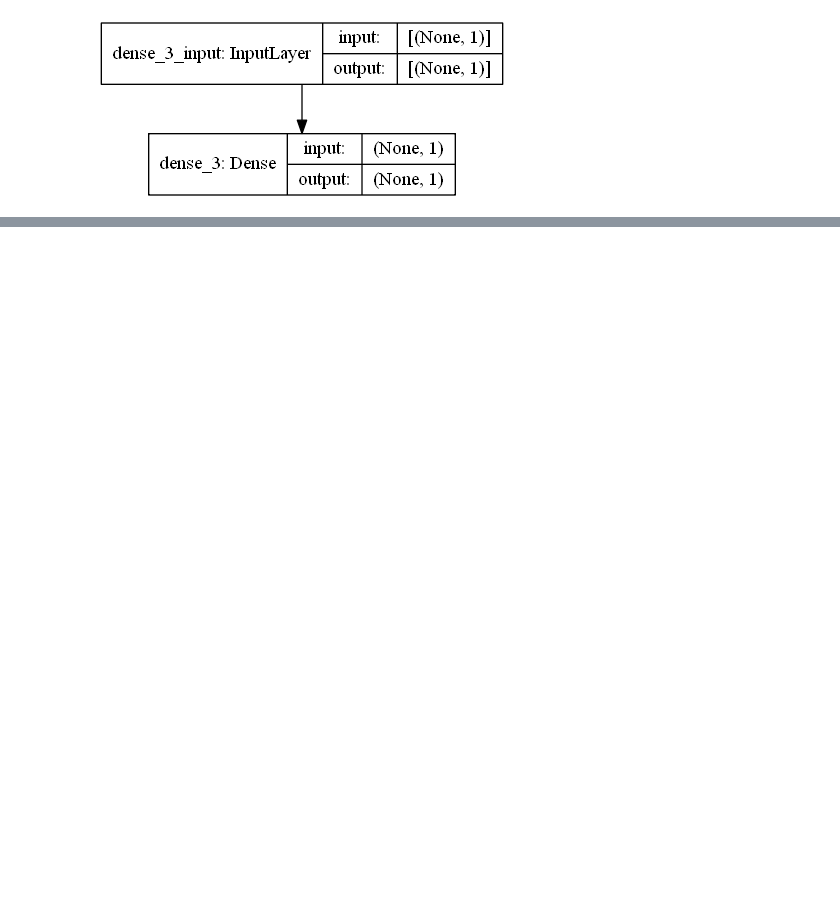
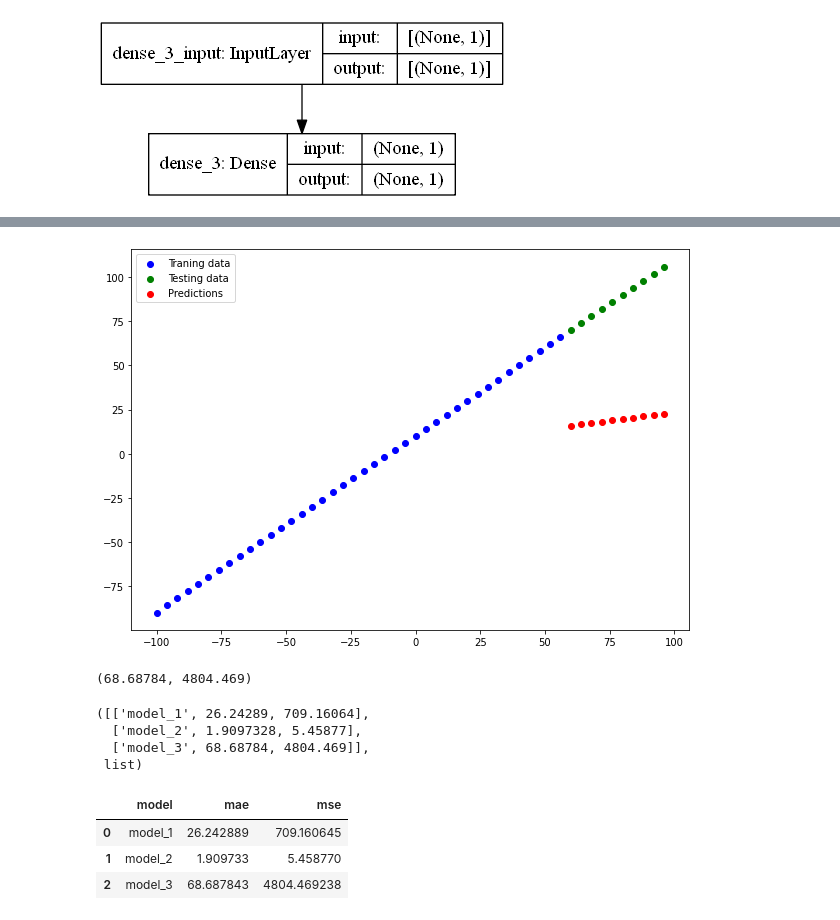
Before and after one commit to qwqw82000/tensorflow_nlp, a Jupyter notebook: tensorflow_002.ipynb, the cells around one changed output, grey strips where cells are left out. Saved outputs shown, nothing was run; the diff lists cells and outputs as text; code cells hidden in the pictures; blank space fills up the shorter version.

```diff
--- a/tensorflow_002.ipynb
+++ b/tensorflow_002.ipynb
@@ -335,0 +561,4 @@ plot_model(model, show_shapes = True)
+# %%
+y_preds_3 = model_3.predict(X_test)
+plot_predictions(predictions=y_preds_3)
+# %% [output]
@@ -335,0 +566,27 @@ plot_model(model, show_shapes = True)
+[figure, added]
+# %%
+mae_3 = mae(y_test, y_preds_3.squeeze()).numpy()
+mse_3 = mse(y_test, y_preds_3.squeeze()).numpy()
+mae_3, mse_3
+# %% [output]
+(68.68784, 4804.469)
+# %%
+model_results = [
+    ["model_1", mae_1, mse_1],
+    ["model_2", mae_2, mse_2],
+    ["model_3", mae_3, mse_3]
+]
+model_results, type(model_results)
+# %% [output]
+([['model_1', 26.24289, 709.16064],
+  ['model_2', 1.9097328, 5.45877],
+  ['model_3', 68.68784, 4804.469]],
+ list)
+# %%
+all_results = pd.DataFrame(model_results, columns = ["model", "mae", "mse"])
+all_results
+# %% [output]
+|  | model | mae | mse |
+| 0 | model_1 | 26.242889 | 709.160645 |
+| 1 | model_2 | 1.909733 | 5.458770 |
+| 2 | model_3 | 68.687843 | 4804.469238 |
```
Also changed, not shown: parts of 85 cells of this notebook, 9 other files.
